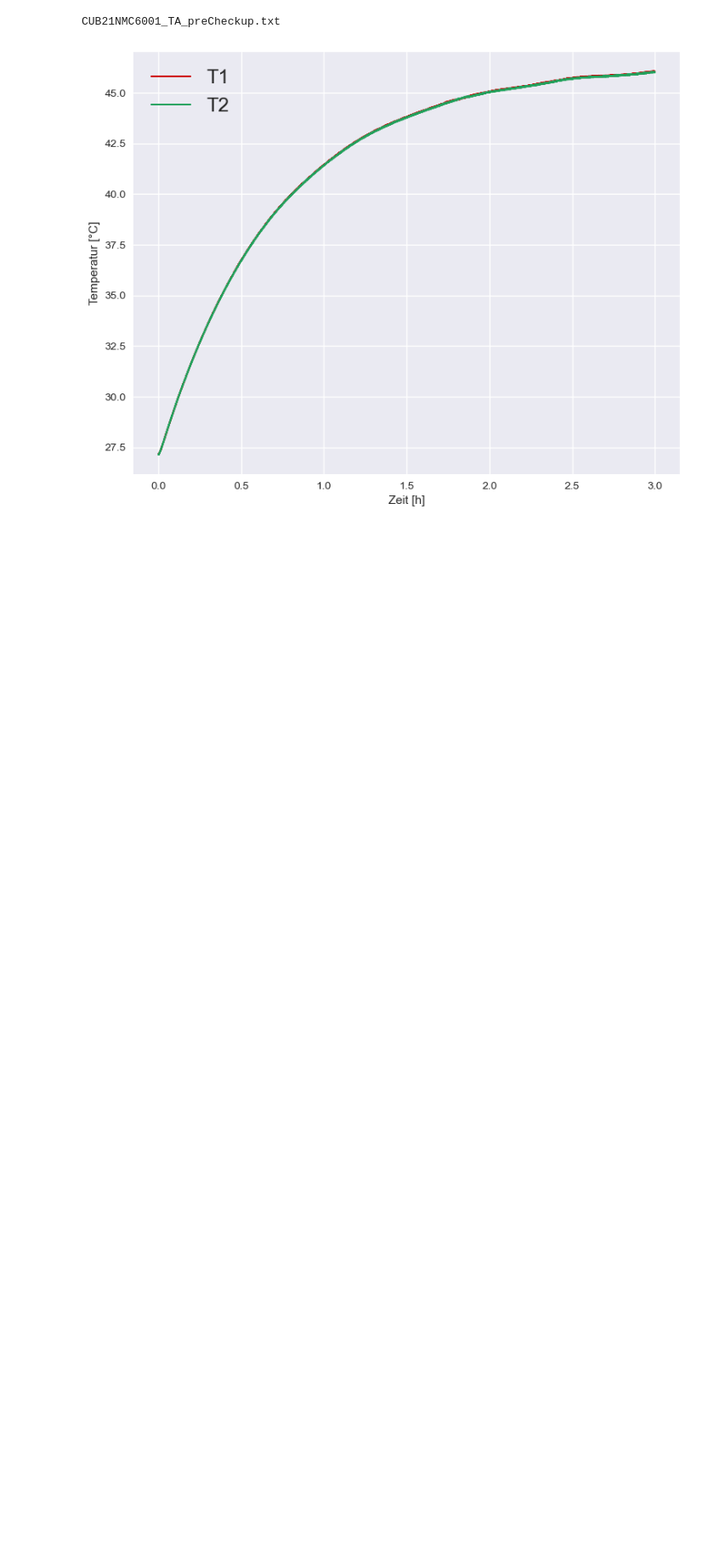
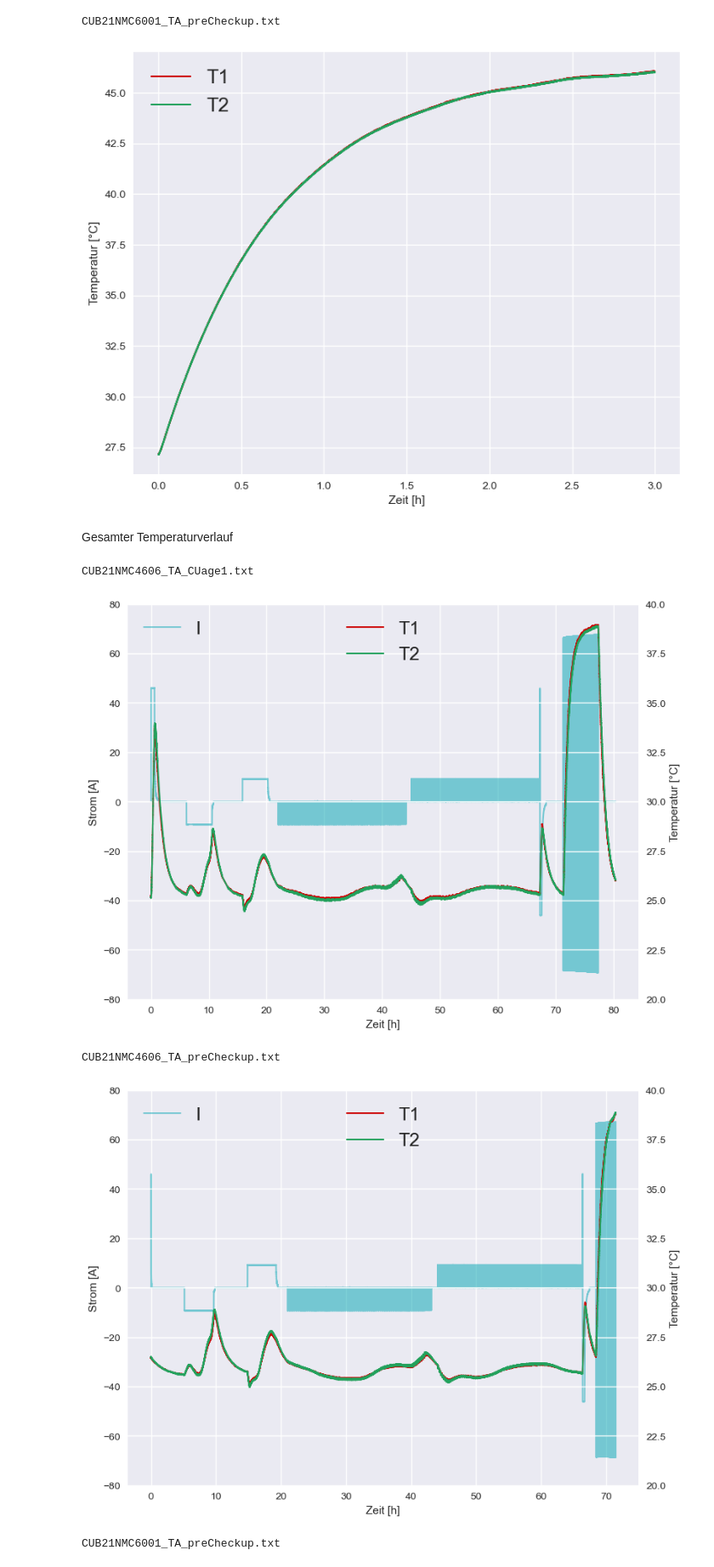
Before and after one commit to dieterduese/Projekt_Entropie, a Jupyter notebook: CheckUp.ipynb, the cells around one changed output. Shown at 85% size. Saved outputs shown, nothing was run; the diff lists cells and outputs as text; code cells hidden in the pictures; blank space fills up the shorter version.

```diff
--- a/CheckUp.ipynb
+++ b/CheckUp.ipynb
@@ -475,3 +480,28 @@ CUB21NMC4606_TA_preCheckup.txt
 [figure]
 CUB21NMC6001_TA_preCheckup.txt
 [figure]
+# %% [markdown]
+Gesamter Temperaturverlauf
+# %%
+for i in temperatures.keys():
+    fig, ax1 = plt.subplots()
+    ax1.plot(data_test[i][:,0], data_test[i][:,3], label="I", color="#00a6b3",alpha=0.5)
+    ax1.set_ylabel("Strom [A]")
+    ax1.legend(loc="upper left")
+    ax1.set_xlabel("Zeit [h]")
+    ax1.set_ylim(-80,80)
+
+    ax2 = ax1.twinx()
+    ax2.plot(temperatures[i][:,0], temperatures[i][:,1], label="T1", color="#cc0000")
+    ax2.plot(temperatures[i][:,0], temperatures[i][:,2], label="T2", color="#22a15c")
+    ax2.set_ylabel("Temperatur [°C]")
+    ax2.legend(loc="upper center")
+    ax2.set_ylim(20,40)
+    print(i)
+    plt.show()
+# %% [output]
+CUB21NMC4606_TA_CUage1.txt
+[figure, added]
+CUB21NMC4606_TA_preCheckup.txt
+[figure, added]
+CUB21NMC6001_TA_preCheckup.txt
```
Also changed, not shown: parts of 3 cells of this notebook, 13 other files.
